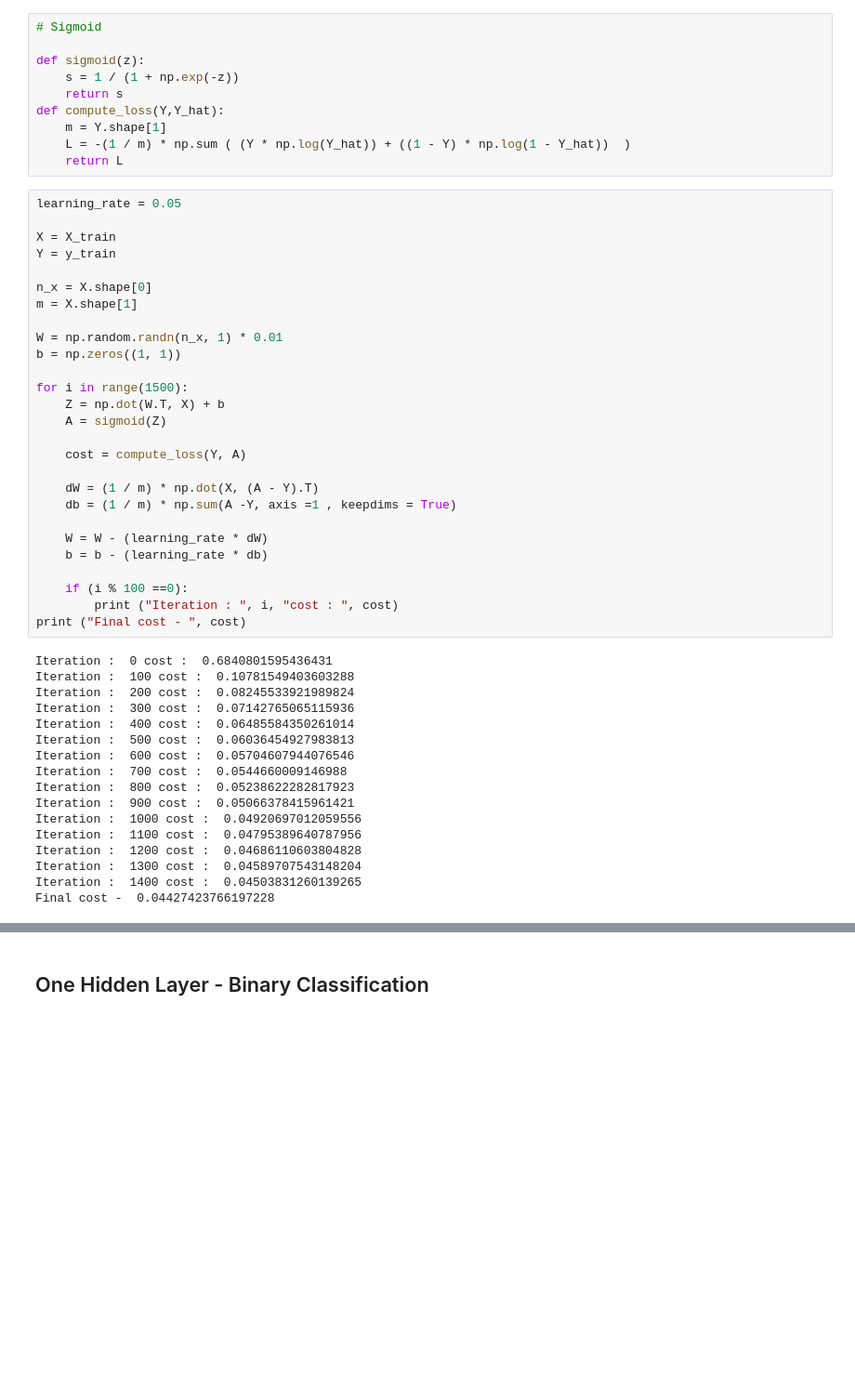
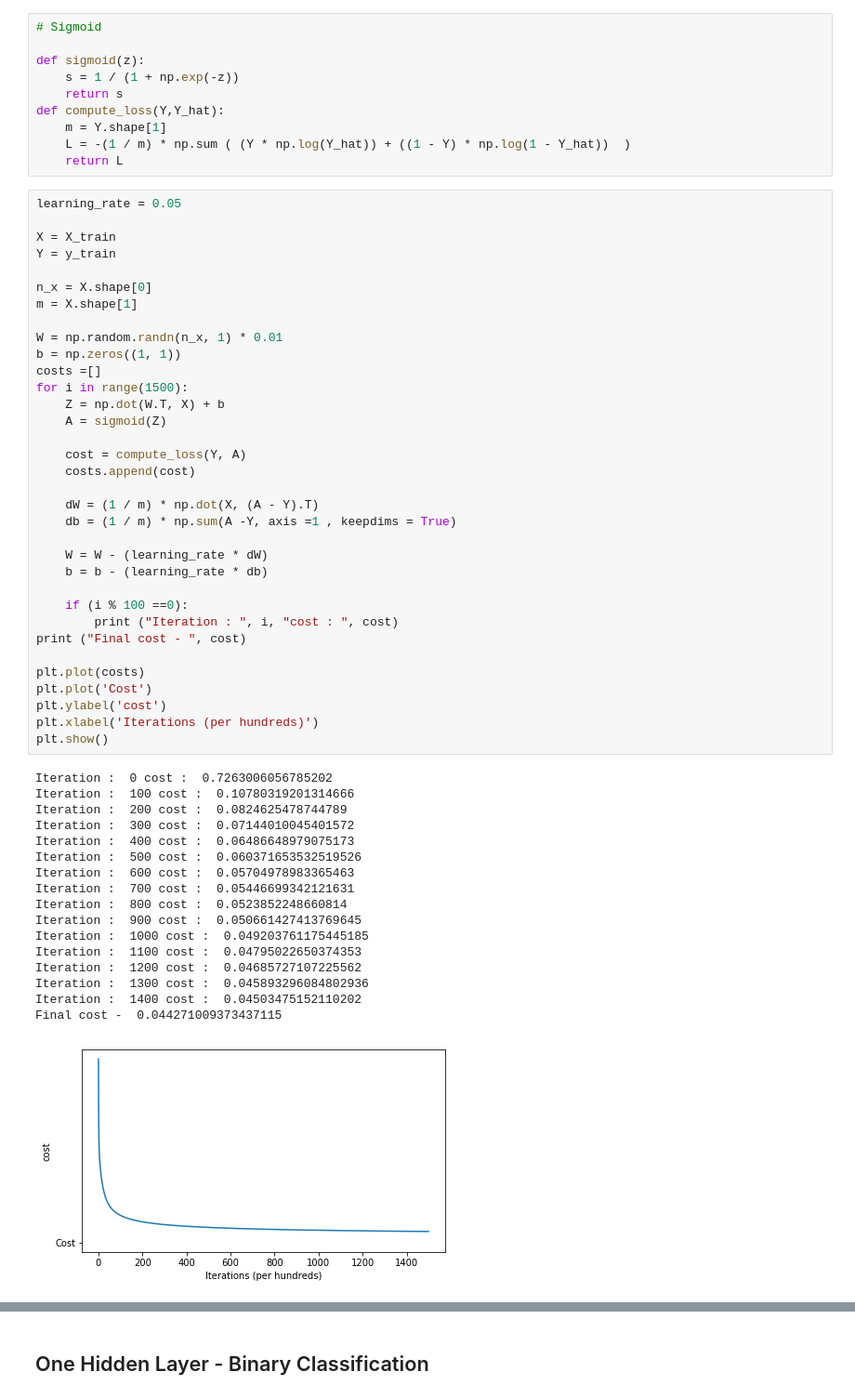
Before and after one commit to damans45/Neural-Networks, a Jupyter notebook: neural_network_classify_digits.ipynb, the cells around one changed output, grey strips where cells are left out. Shown: that part at 93% size. Saved outputs shown, nothing was run; the diff lists cells and outputs as text; blank space fills up the shorter version.

```diff
--- a/neural_network_classify_digits.ipynb
+++ b/neural_network_classify_digits.ipynb
@@ -93,47 +96,55 @@ def compute_loss(Y,Y_hat):
 # %%
 learning_rate = 0.05
 
 X = X_train
 Y = y_train
 
 n_x = X.shape[0]
 m = X.shape[1]
 
 W = np.random.randn(n_x, 1) * 0.01
 b = np.zeros((1, 1))
-
+costs =[]
 for i in range(1500):
     Z = np.dot(W.T, X) + b
     A = sigmoid(Z)
 
     cost = compute_loss(Y, A)
+    costs.append(cost)
 
     dW = (1 / m) * np.dot(X, (A - Y).T)
     db = (1 / m) * np.sum(A -Y, axis =1 , keepdims = True)
 
     W = W - (learning_rate * dW)
     b = b - (learning_rate * db)
 
     if (i % 100 ==0):
         print ("Iteration : ", i, "cost : ", cost)
 print ("Final cost - ", cost)
+
+plt.plot(costs)
+plt.plot('Cost')
+plt.ylabel('cost')
+plt.xlabel('Iterations (per hundreds)')
+plt.show()
 # %% [output]
-Iteration :  0 cost :  0.6840801595436431
-Iteration :  100 cost :  0.10781549403603288
-Iteration :  200 cost :  0.08245533921989824
-Iteration :  300 cost :  0.07142765065115936
-Iteration :  400 cost :  0.06485584350261014
-Iteration :  500 cost :  0.06036454927983813
-Iteration :  600 cost :  0.05704607944076546
-Iteration :  700 cost :  0.0544660009146988
-Iteration :  800 cost :  0.05238622282817923
-Iteration :  900 cost :  0.05066378415961421
-Iteration :  1000 cost :  0.04920697012059556
-Iteration :  1100 cost :  0.04795389640787956
-Iteration :  1200 cost :  0.04686110603804828
-Iteration :  1300 cost :  0.04589707543148204
-Iteration :  1400 cost :  0.04503831260139265
-Final cost -  0.04427423766197228
+Iteration :  0 cost :  0.7263006056785202
+Iteration :  100 cost :  0.10780319201314666
+Iteration :  200 cost :  0.0824625478744789
+Iteration :  300 cost :  0.07144010045401572
+Iteration :  400 cost :  0.06486648979075173
+Iteration :  500 cost :  0.060371653532519526
+Iteration :  600 cost :  0.05704978983365463
+Iteration :  700 cost :  0.05446699342121631
+Iteration :  800 cost :  0.0523852248660814
+Iteration :  900 cost :  0.050661427413769645
+Iteration :  1000 cost :  0.049203761175445185
+Iteration :  1100 cost :  0.04795022650374353
+Iteration :  1200 cost :  0.04685727107225562
+Iteration :  1300 cost :  0.045893296084802936
+Iteration :  1400 cost :  0.04503475152110202
+Final cost -  0.044271009373437115
+[figure, added]
 # %%
 from sklearn.metrics import classification_report, confusion_matrix
 Z = np.matmul(W.T, X_test) + b
```
Also changed, not shown: parts of 10 cells of this notebook.
